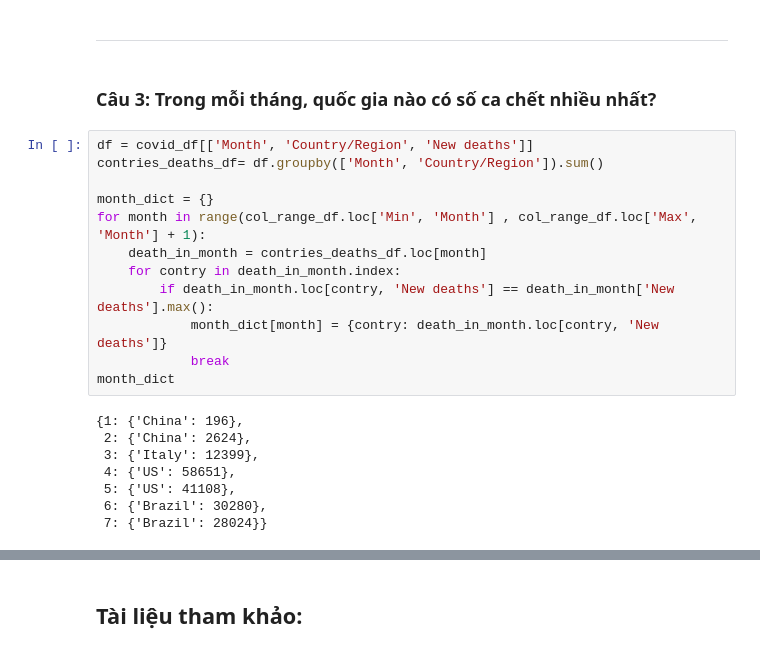
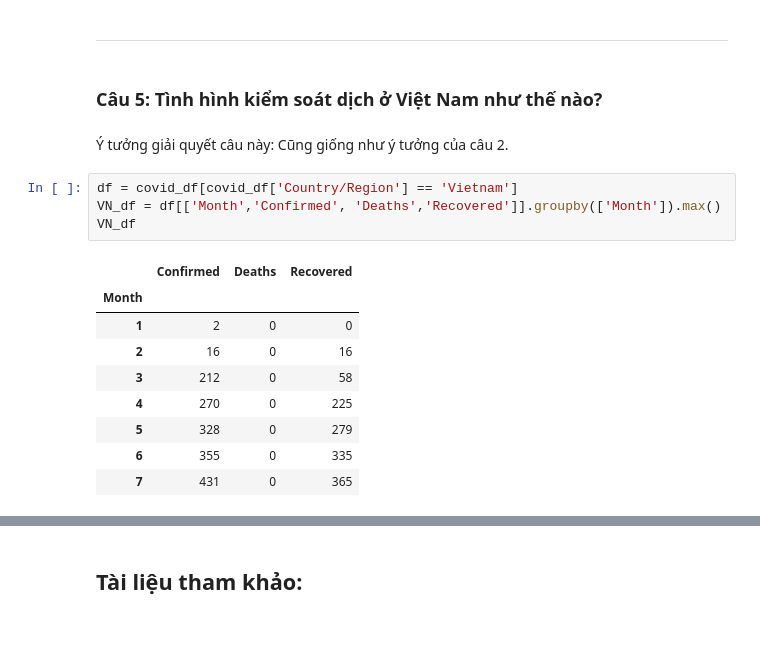
Before and after one commit to anhnamjr/LTKHDL, a Jupyter notebook: 1712604_NguyenAnhNam.ipynb, the cells around one changed output, grey strips where cells are left out. Saved outputs shown, nothing was run; the diff lists cells and outputs as text.

```diff
--- a/1712604_NguyenAnhNam.ipynb
+++ b/1712604_NguyenAnhNam.ipynb
@@ -258,25 +346,21 @@ Timedelta('112 days 00:00:00')
 Vậy chỉ sau 112 ngày kể từ ngày đầu tiên trong dữ liệu thì toàn bộ các quốc gia và vùng lãnh thổ trong dữ liệu đã có ca nhiễm covid. Tốc độ lây lang là rất nhanh và qua đó cho thấy sự nguy hiểm của dịch Covid đối với toàn thế giới.
 # %% [markdown]
 ---
-# %% [markdown]
-### Câu 3: Trong mỗi tháng, quốc gia nào có số ca chết nhiều nhất?
-# %%
-df = covid_df[['Month', 'Country/Region', 'New deaths']]
-contries_deaths_df= df.groupby(['Month', 'Country/Region']).sum()
-
-month_dict = {}
-for month in range(col_range_df.loc['Min', 'Month'] , col_range_df.loc['Max', 'Month'] + 1):
-    death_in_month = contries_deaths_df.loc[month]
-    for contry in death_in_month.index:
-        if death_in_month.loc[contry, 'New deaths'] == death_in_month['New deaths'].max():
-            month_dict[month] = {contry: death_in_month.loc[contry, 'New deaths']}
-            break
-month_dict
-# %% [output]
-{1: {'China': 196},
- 2: {'China': 2624},
- 3: {'Italy': 12399},
- 4: {'US': 58651},
- 5: {'US': 41108},
- 6: {'Brazil': 30280},
- 7: {'Brazil': 28024}}
+# %% [markdown]
+### Câu 5: Tình hình kiểm soát dịch ở Việt Nam như thế nào?
+# %% [markdown]
+Ý tưởng giải quyết câu này: Cũng giống như ý tưởng của câu 2.
+# %%
+df = covid_df[covid_df['Country/Region'] == 'Vietnam']
+VN_df = df[['Month','Confirmed', 'Deaths','Recovered']].groupby(['Month']).max()
+VN_df
+# %% [output]
+|  | Confirmed | Deaths | Recovered |
+| Month |  |  |  |
+| 1 | 2 | 0 | 0 |
+| 2 | 16 | 0 | 16 |
+| 3 | 212 | 0 | 58 |
+| 4 | 270 | 0 | 225 |
+| 5 | 328 | 0 | 279 |
+| 6 | 355 | 0 | 335 |
+| 7 | 431 | 0 | 365 |
```
Also changed, not shown: parts of 18 cells of this notebook.
